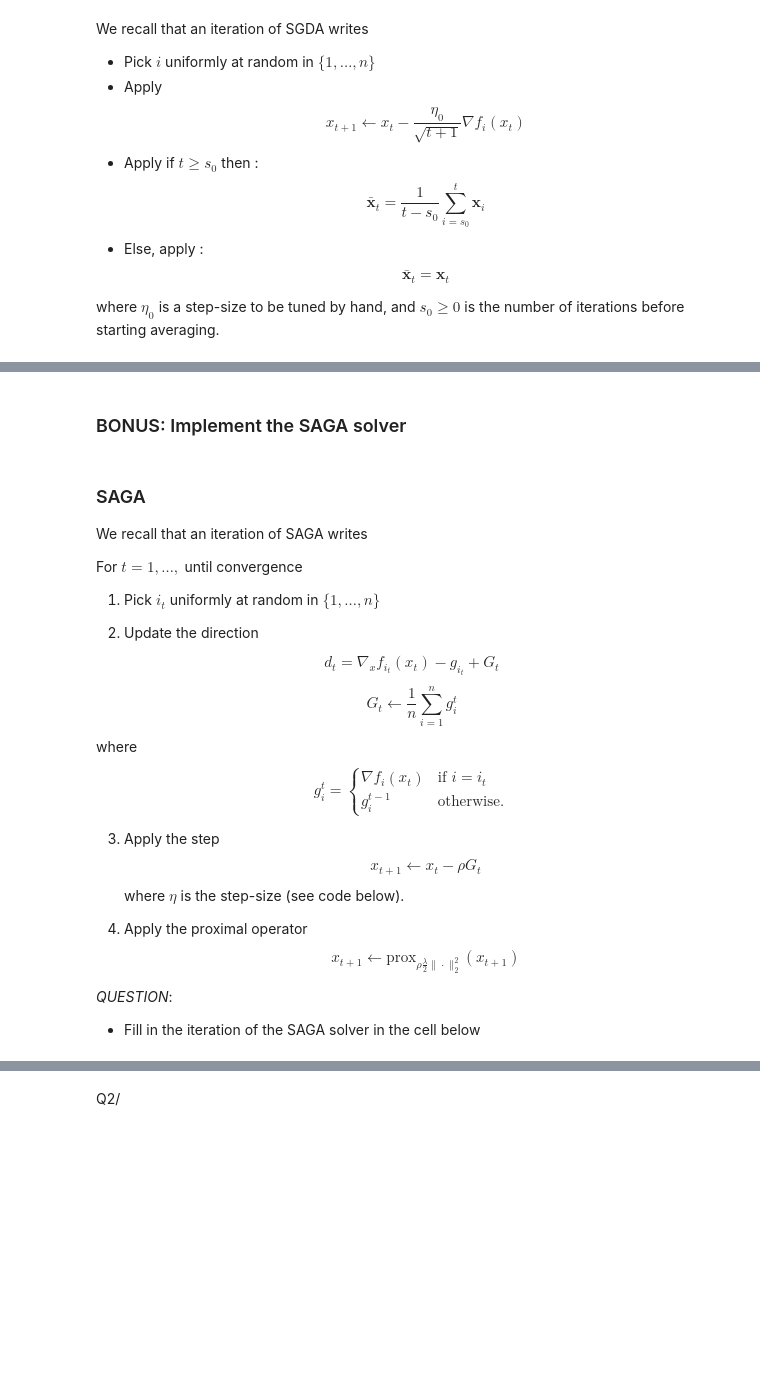
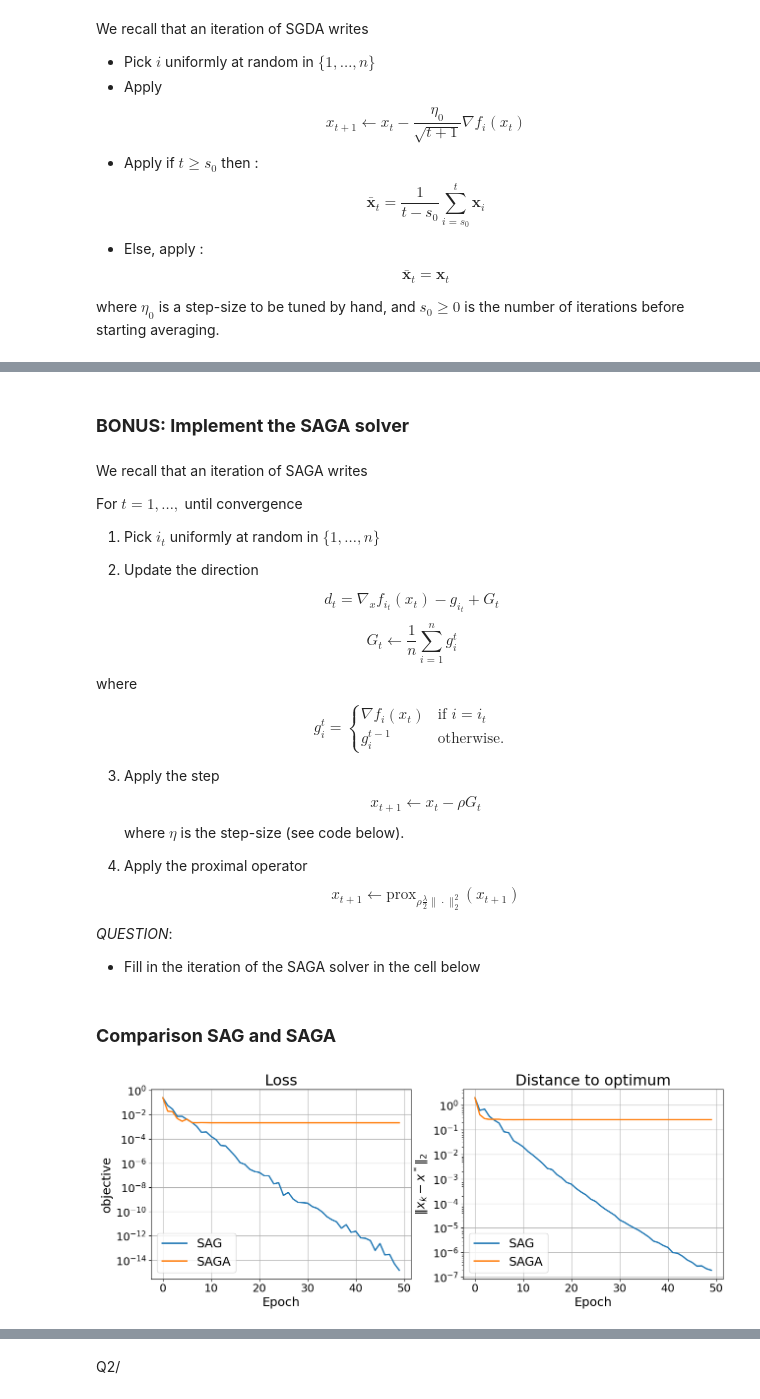
Before and after one commit to BryanBradfo/optimisation-algorithms, a Jupyter notebook: lab2_chen_bryan_and_devilder_alice.ipynb, the cells around one changed output, grey strips where cells are left out. Cells and saved outputs as stored; diff of their text form; code cells hidden in the pictures; blank space fills up the shorter version.

```diff
--- a/lab2_chen_bryan_and_devilder_alice.ipynb
+++ b/lab2_chen_bryan_and_devilder_alice.ipynb
@@ -677,10 +721,8 @@ x_init = np.zeros(d)
 monitor_sag = monitor(sag, loss, x_min, (A, b ,lbda))
 monitor_sag.run(x_init, random_indices, grad_i, n_iter * n, step, args=(A, b, lbda))
 # %% [markdown]
-### BONUS: Implement the SAGA solver
+### **BONUS: Implement the SAGA solver**
 # %% [markdown]
-### SAGA
-
 We recall that an iteration of SAGA writes
 
 For $t=1, \ldots, $ until convergence
@@ -748,3 +790,13 @@ def saga(x_init, random_indices, grad_i, n_iter=100, step=1., store_every=n, arg
 x_init = np.zeros(d)
 monitor_saga = monitor(saga, loss, x_min, (A, b ,lbda))
 monitor_saga.run(x_init, random_indices, grad_i, n_iter * n, step, args=(A, b, lbda))
+# %% [markdown]
+### **Comparison SAG and SAGA**
+# %%
+monitors = [monitor_sag, monitor_saga]
+
+solvers = ["SAG", "SAGA"]
+
+plot_epochs(monitors, solvers)
+# %% [output]
+[figure, added]
```
Also changed, not shown: parts of 49 cells of this notebook.
